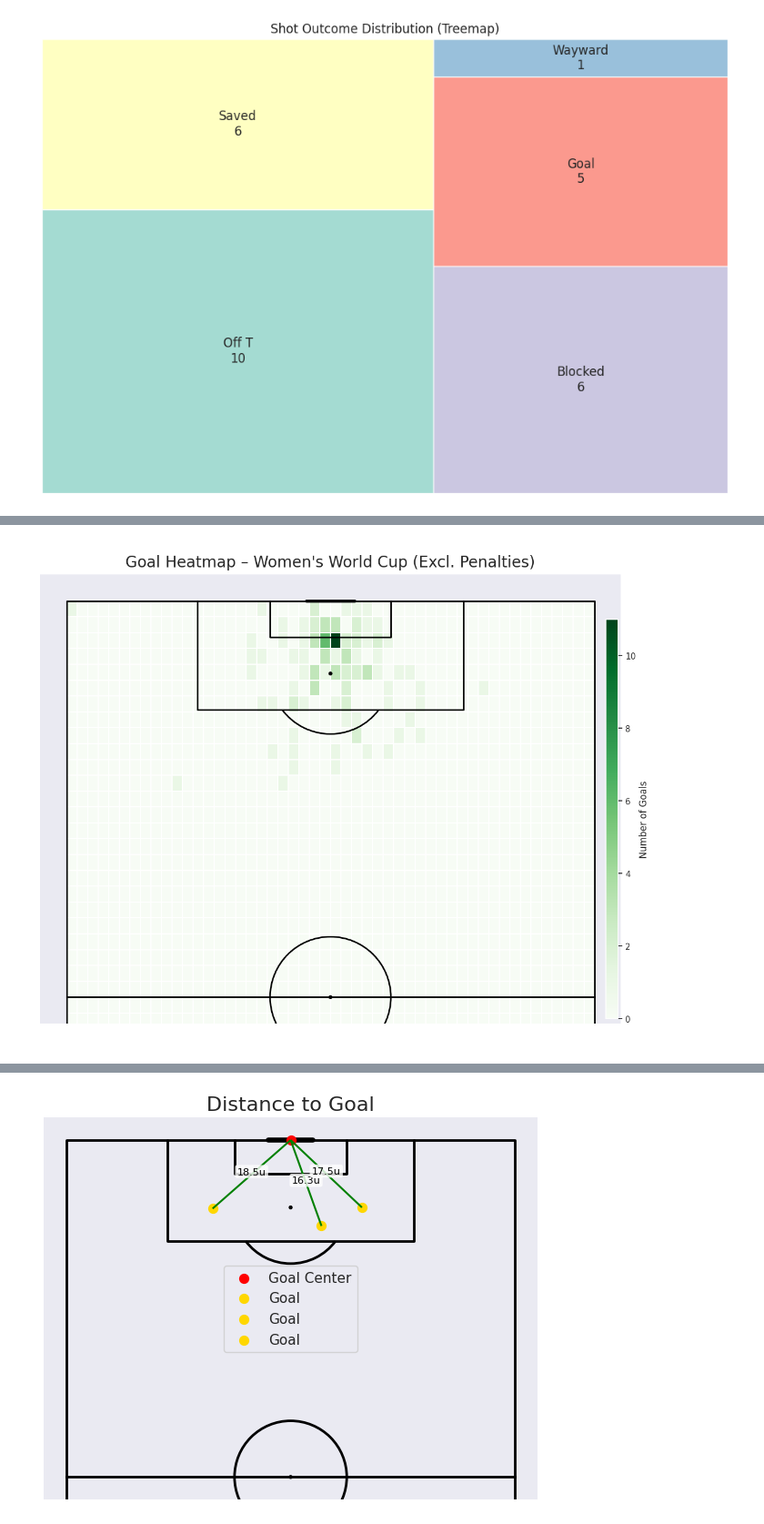
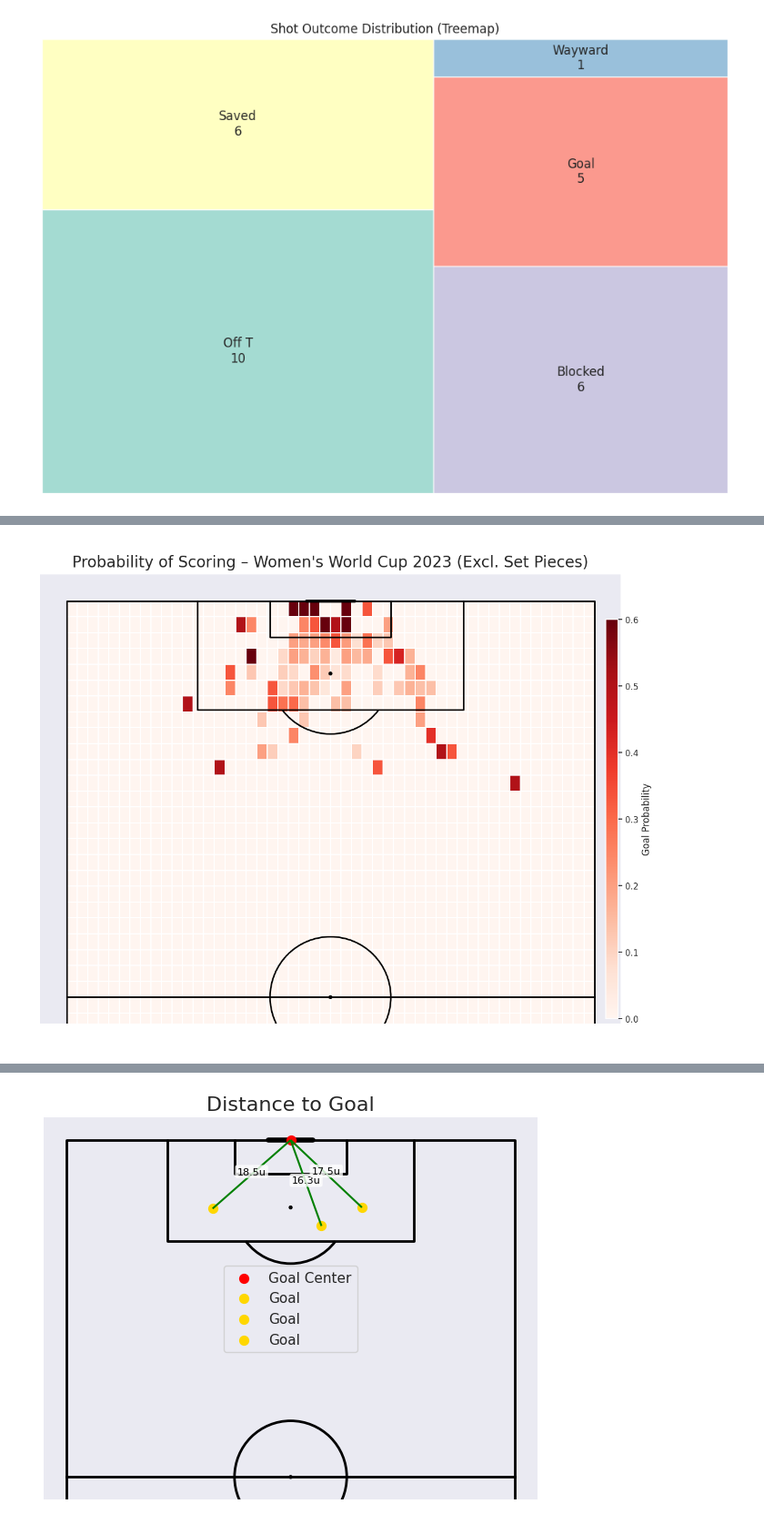
Before and after one commit to IvaroEkel/Probabilistic-Machine-Learning_lecture-PROJECTS, a Jupyter notebook: projects/08-1SHXXXX_football_analytics/notebooks/data_loading_and_exploration.ipynb, the cells around one changed output, grey strips where cells are left out. Shown at 91% size. Cells and saved outputs as stored; diff of their text form; code cells hidden in the pictures.

```diff
--- a/projects/08-1SHXXXX_football_analytics/notebooks/data_loading_and_exploration.ipynb
+++ b/projects/08-1SHXXXX_football_analytics/notebooks/data_loading_and_exploration.ipynb
@@ -340,5 +373,5 @@ df_related[df_related["id"] == 'a425a1dc-0ce2-415e-bf03-55c6b95e794a']
 # %%
-matches_df = parser.match(competition_id=72, season_id=30)
+matches_df = parser.match(competition_id=72, season_id=107)
 
 match_ids = matches_df['match_id'].tolist()
 
@@ -379,7 +412,6 @@ all_shots = []
 for match_id in match_ids:
     df_event, df_related, df_freeze, df_tactics = parser.event(match_id)
 
-
     df_shots = df_event[df_event['type_name'] == 'Shot']
 
     for col in shot_fields:
@@ -423,0 +440,15 @@ memory usage: 308.1+ KB
+# %%
+before_shape = shots_master_women_world_cup_df.shape
+
+null_columns = shots_master_women_world_cup_df.columns[shots_master_women_world_cup_df.isnull().all()]
+
+print("Dropped columns (entirely null):")
+print(list(null_columns))
+
+shots_master_women_world_cup_df = shots_master_women_world_cup_df.drop(columns=null_columns)
+
+after_shape = shots_master_women_world_cup_df.shape
+
+print(f"\nDataFrame shape before: {before_shape}")
+print(f"DataFrame shape after:  {after_shape}")
+print(f"Total columns removed:  {before_shape[1] - after_shape[1]}")
@@ -473,53 +679,53 @@ plt.show()
 # %%
-non_penalty_shots = shots_master_women_world_cup_df[shots_master_women_world_cup_df['sub_type_name'] != 'Penalty']
+#Lastly I want to calculate the proportion of goals scored from each bin to number of shots from that location
 
-goals = non_penalty_shots[non_penalty_shots['outcome_name'] == 'Goal']
+shots_open_play
 
-from mplsoccer import VerticalPitch
-import matplotlib.pyplot as plt
 
-# Set up pitch
+shots = shots_open_play
+goals = shots_open_play[shots_open_play['outcome_name'] == 'Goal']
+
 pitch = VerticalPitch(
     line_color='black',
     half=True,
     pitch_type='custom',
     pitch_length=120,
     pitch_width=80,
     line_zorder=2
 )
 
 fig, ax = pitch.grid(
     grid_height=0.9,
     title_height=0.06,
     axis=False,
     endnote_height=0.04,
     title_space=0,
     endnote_space=0
 )
 
-# Compute bin stats for goals only
-bin_statistic_goals = pitch.bin_statistic(
-    goals['x'],
-    goals['y'],
-    bins=(50, 50)
-)
 
-# Heatmap
+bin_shots = pitch.bin_statistic(shots['x'], shots['y'], bins=(50, 50))
+bin_goals = pitch.bin_statistic(goals['x'], goals['y'], bins=(50, 50))
+
+goal_probability = bin_goals['statistic'] / bin_shots['statistic']
+goal_probability = np.nan_to_num(goal_probability, nan=0.0, posinf=0.0, neginf=0.0)
+bin_shots['statistic'] = goal_probability
+
 pcm = pitch.heatmap(
-    bin_statistic_goals,
+    bin_shots,
     ax=ax['pitch'],
-    cmap='Greens',
+    cmap='Reds',
     edgecolor='white',
+    vmin=0,
+    vmax=0.6,
     linewidth=0.01
 )
 
-# Colorbar
 ax_cbar = fig.add_axes((0.95, 0.05, 0.02, 0.8))
 cbar = plt.colorbar(pcm, cax=ax_cbar)
-cbar.set_label('Number of Goals')
+cbar.set_label('Goal Probability')
 
-# Title
-fig.suptitle('Goal Heatmap – Women\'s World Cup (Excl. Penalties)', fontsize=20)
+fig.suptitle('Probability of Scoring – Women\'s World Cup 2023 (Excl. Set Pieces)', fontsize=20)
 plt.show()
 # %% [output]
-[figure, old version]
+[figure, new version]
```
Also changed, not shown: parts of 20 cells of this notebook.
